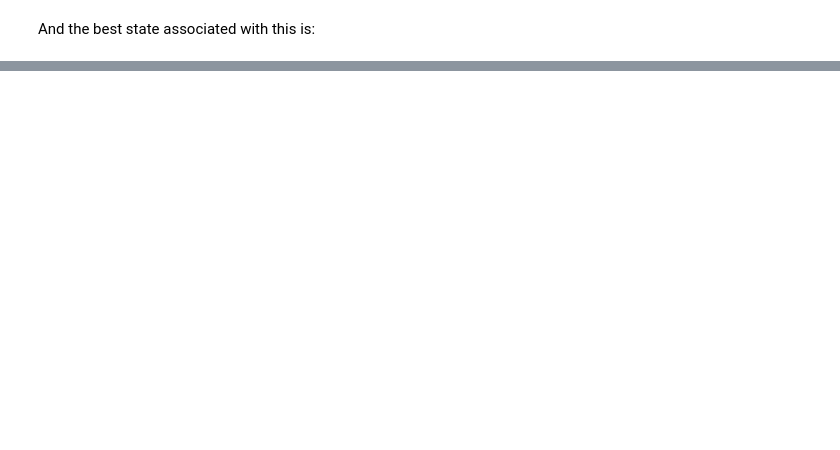
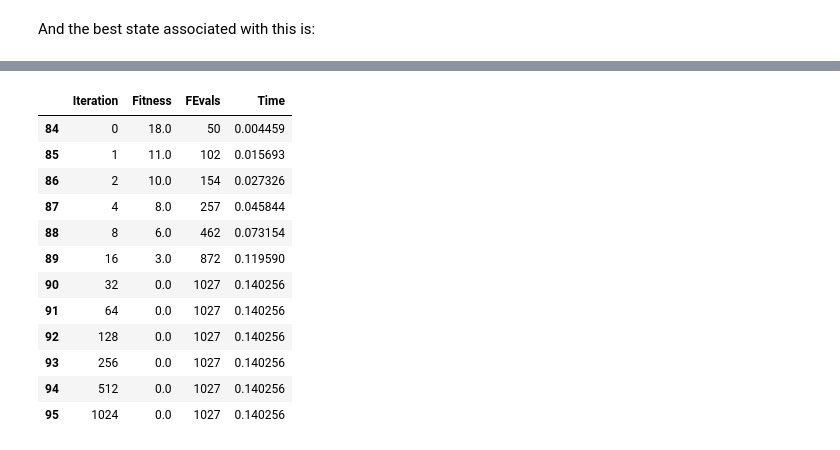
Before and after one commit to zerolinux5/mlrose-ky, a Jupyter notebook: problem_examples.ipynb, the cells around one changed output, grey strips where cells are left out. Cells and saved outputs as stored; diff of their text form; code cells hidden in the pictures; blank space fills up the shorter version.

```diff
--- a/problem_examples.ipynb
+++ b/problem_examples.ipynb
@@ -159,0 +180,12 @@ print(best_state)
+# %%
+# create a runner class and solve the problem
+ga = GARunner(problem=problem,
+              experiment_name='max_k_ga',
+              output_directory=None, # note: specify an output directory to have results saved to disk
+              seed=123456,
+              iteration_list=2 ** np.arange(11),
+              population_sizes=[10, 20, 50],
+              mutation_rates=[0.1, 0.2, 0.4])
+
+# the two data frames will contain the results
+df_run_stats, df_run_curves = ga.run()
@@ -159,0 +274,17 @@ print(best_state)
+# %%
+run_stats_best_run = df_run_stats[(df_run_stats['Mutation Rate'] == best_mr) & (df_run_stats['Population Size'] == best_pop_size)]
+HTML(run_stats_best_run[['Iteration', 'Fitness', 'FEvals', 'Time']].to_html())
+# %% [output]
+|  | Iteration | Fitness | FEvals | Time |
+| 84 | 0 | 18.0 | 50 | 0.004459 |
+| 85 | 1 | 11.0 | 102 | 0.015693 |
+| 86 | 2 | 10.0 | 154 | 0.027326 |
+| 87 | 4 | 8.0 | 257 | 0.045844 |
+| 88 | 8 | 6.0 | 462 | 0.073154 |
+| 89 | 16 | 3.0 | 872 | 0.119590 |
+| 90 | 32 | 0.0 | 1027 | 0.140256 |
+| 91 | 64 | 0.0 | 1027 | 0.140256 |
+| 92 | 128 | 0.0 | 1027 | 0.140256 |
+| 93 | 256 | 0.0 | 1027 | 0.140256 |
+| 94 | 512 | 0.0 | 1027 | 0.140256 |
+| 95 | 1024 | 0.0 | 1027 | 0.140256 |
```
Also changed, not shown: parts of 35 cells of this notebook, 12 other files.
